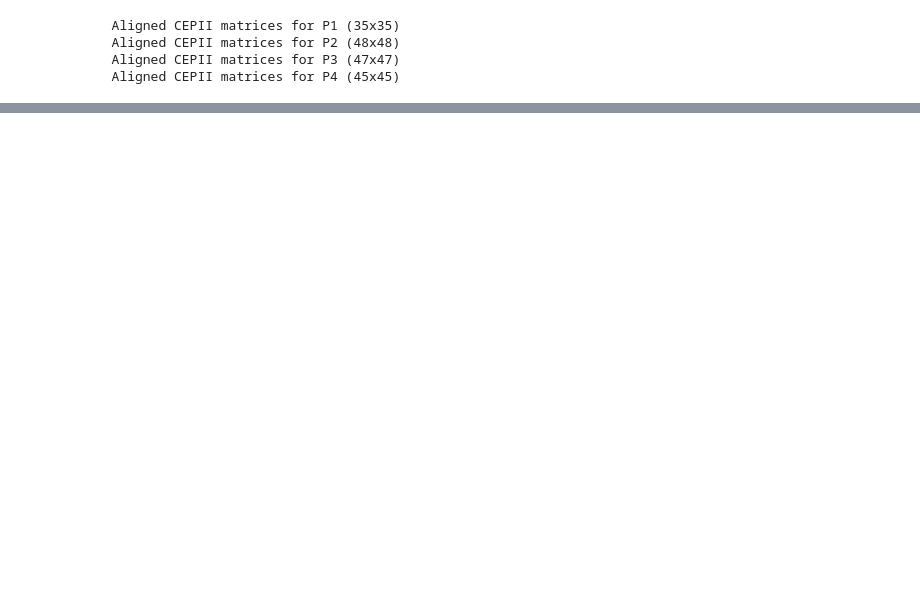
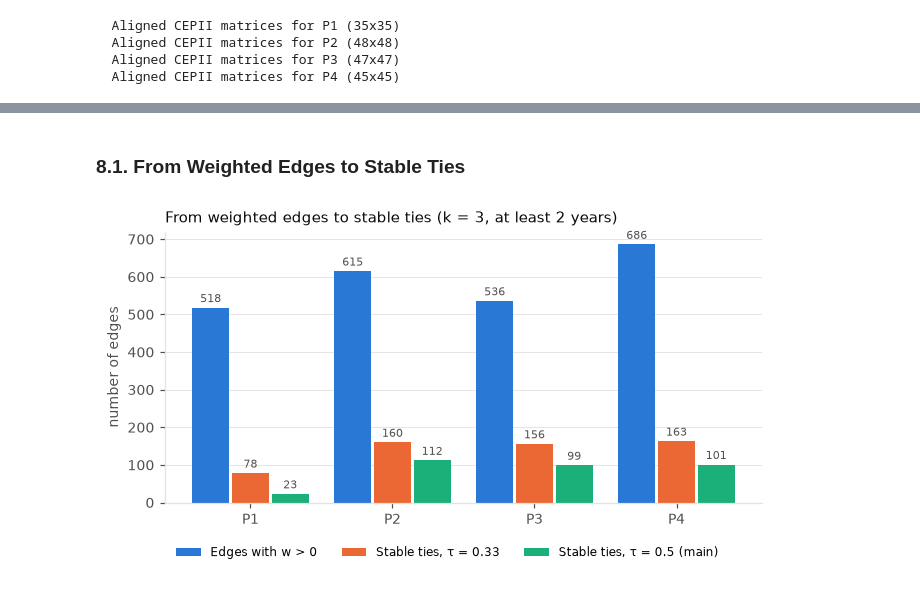
Before and after one commit to catalinabatalla/eurovision-sna, a Jupyter notebook: src/02-network_construction.ipynb, the cells around one changed output, grey strips where cells are left out. Drawn from its saved outputs; the diff is of its cells as text; code cells hidden in the pictures; blank space fills up the shorter version.

```diff
--- a/src/02-network_construction.ipynb
+++ b/src/02-network_construction.ipynb
@@ -788,0 +623,36 @@ LaTeX table successfully exported to: c:\Users\dudab\Projects\eurovision-sna\pap
+# %%
+import matplotlib.pyplot as plt
+
+SERIES = ["#2a78d6", "#eb6834", "#1baf7a"]   # categorical slots 1-3
+INK, INK2, GRID = "#0b0b0b", "#52514e", "#e4e3df"
+plt.rcParams.update({
+    "figure.dpi": 110, "font.size": 9, "axes.edgecolor": GRID, "axes.labelcolor": INK2,
+    "xtick.color": INK2, "ytick.color": INK2, "axes.spines.top": False, "axes.spines.right": False,
+    "axes.grid": True, "axes.grid.axis": "y", "grid.color": GRID, "grid.linewidth": 0.6,
+    "axes.axisbelow": True, "legend.frameon": False,
+})
+PERIODS = list(ERAS)
+# %% [markdown]
+### 8.1. From Weighted Edges to Stable Ties
+# %%
+# edges with w > 0 vs stable ties, per period
+main_sens = sensitivity[(sensitivity["k"] == 3) & (sensitivity["min_years"] == 2)]
+bars = {
+    "Edges with w > 0": [(main_results[p][0] > 0).values.sum() for p in PERIODS],
+    "Stable ties, τ = 0.33": [main_sens[(main_sens["period"] == p) & (main_sens["tau"] == 0.33)]["stable_ties"].item() for p in PERIODS],
+    "Stable ties, τ = 0.5 (main)": [main_sens[(main_sens["period"] == p) & (main_sens["tau"] == 0.5)]["stable_ties"].item() for p in PERIODS],
+}
+fig, ax = plt.subplots(figsize=(7, 3.2))
+width = 0.26
+for j, (label, values) in enumerate(bars.items()):
+    xs = [i + (j - 1) * (width + 0.02) for i in range(len(PERIODS))]
+    ax.bar(xs, values, width=width, color=SERIES[j], label=label)
+    for x, v in zip(xs, values):
+        ax.text(x, v + 8, str(v), ha="center", va="bottom", fontsize=7, color=INK2)
+ax.set_xticks(range(len(PERIODS)), PERIODS)
+ax.set_ylabel("number of edges")
+ax.set_title("From weighted edges to stable ties (k = 3, at least 2 years)", loc="left", color=INK, fontsize=10)
+ax.legend(loc="upper left", ncols=3, fontsize=8, bbox_to_anchor=(0, -0.12))
+plt.show()
+# %% [output]
+[figure, added]
```
Also changed, not shown: parts of 58 cells of this notebook, 2 other files.
